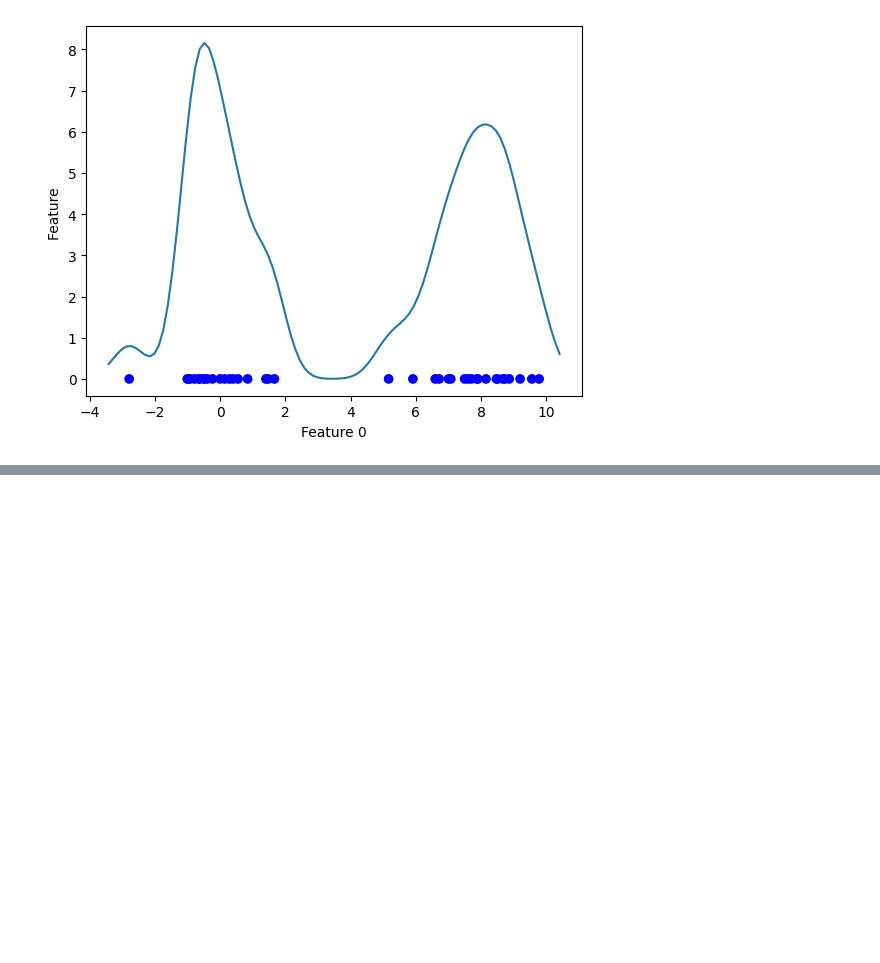
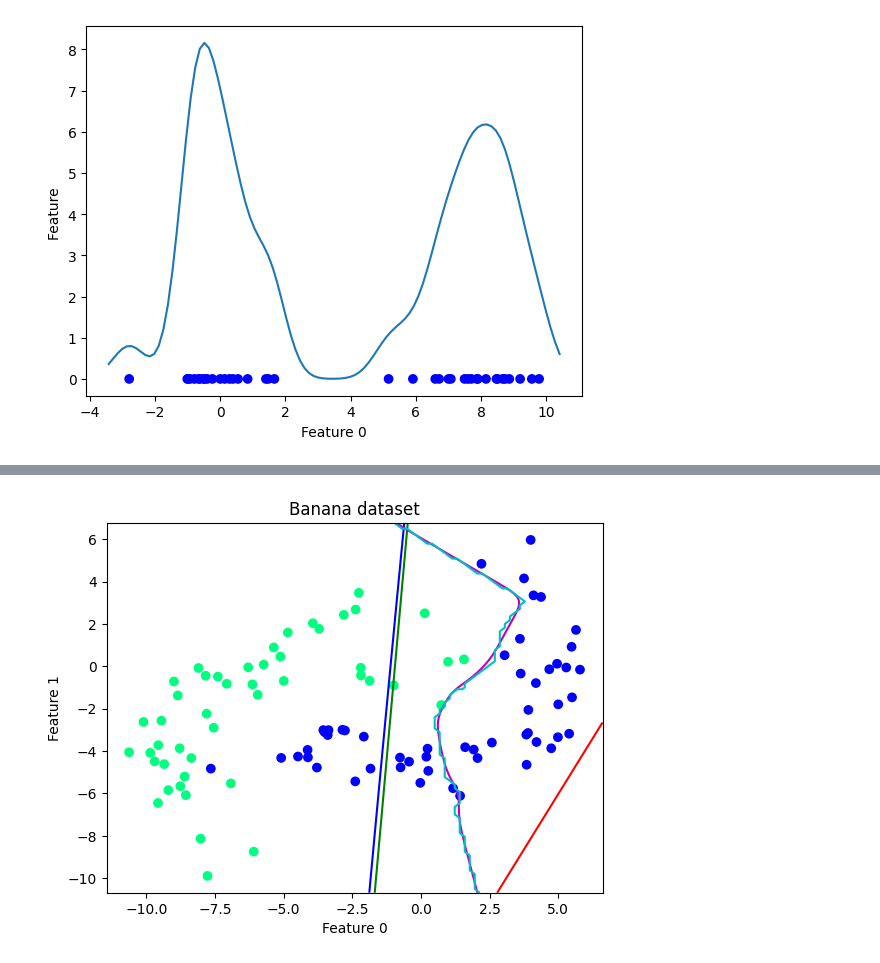
Before and after one commit to nadinekuo/MachineLearning1-Labs, a Jupyter notebook: 1-Basics-of-ML/1.1-decision-theory.ipynb, the cells around one changed output, grey strips where cells are left out. Drawn from its saved outputs; the diff is of its cells as text; code cells hidden in the pictures; blank space fills up the shorter version.

```diff
--- a/1-Basics-of-ML/1.1-decision-theory.ipynb
+++ b/1-Basics-of-ML/1.1-decision-theory.ipynb
@@ -319,0 +341,28 @@ plt.plot(hs, LL, 'o-')               # Plot log-likelihoods as function of h (el
+# %%
+# Generate simple 2D dataset (e.g. gendatb)
+ds = pr.gendatb(100)
+pr.scatterd(ds)
+# Plot decision boundaries for 6 classifiers: nmc, ldc, qdc, fisherc, parzenc, knnc (k=1)
+# plotc_nmc = pr.plotc(pr.nmc(ds), colors='r', gridsize=100)
+# plotc_ldc = pr.plotc(pr.ldc(ds), colors='g', gridsize=100)
+# plotc_qdc = pr.plotc(pr.qdc(ds), colors='b', gridsize=100)
+# plotc_fisherc = pr.plotc(pr.fisherc(ds), colors='y', gridsize=100)
+# # NOTE: Parzen and kNN are most flexible classifiers!
+# plotc_parzenc = pr.plotc(pr.parzenc(ds), colors='m', gridsize=100)
+# plotc_knnc = pr.plotc(pr.knnc(ds), colors='c', gridsize=100)
+
+# Create new ds in which the 2nd feature is 10x larger than the ds above
+newtrain = ds
+newtrain[:, [1]] *= 10     # i.e. we scale feature 2 by 10
+# Plot decision boundaries again: which classifiers are sensitive to scaling?
+plotc_nmc = pr.plotc(pr.nmc(newtrain), colors='r', gridsize=100)
+plotc_ldc = pr.plotc(pr.ldc(newtrain), colors='g', gridsize=100)
+plotc_qdc = pr.plotc(pr.qdc(newtrain), colors='b', gridsize=100)
+plotc_fisherc = pr.plotc(pr.fisherc(newtrain), colors='y', gridsize=100)
+plotc_parzenc = pr.plotc(pr.parzenc(newtrain), colors='m', gridsize=100)
+plotc_knnc = pr.plotc(pr.knnc(newtrain), colors='c', gridsize=100)
+
+# NOTE: only kNN and nmc are affected, bc for all others estimation of the covariance matrix is used
+# meaning scale of feature is also taken into account
+# %% [output]
+[figure, added]
```
Also changed, not shown: parts of 5 cells of this notebook.
